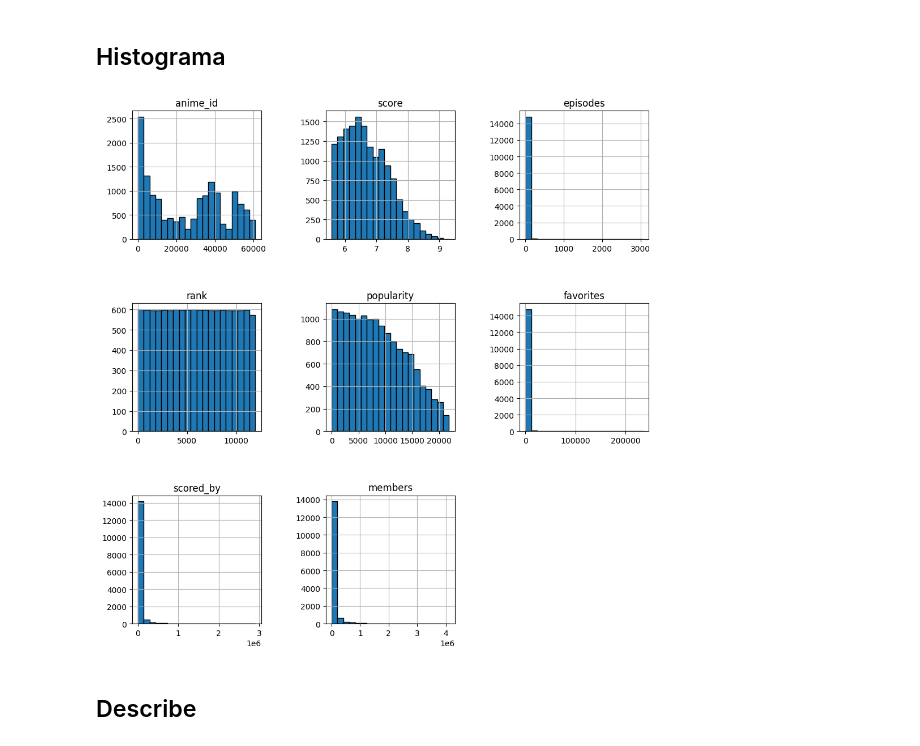
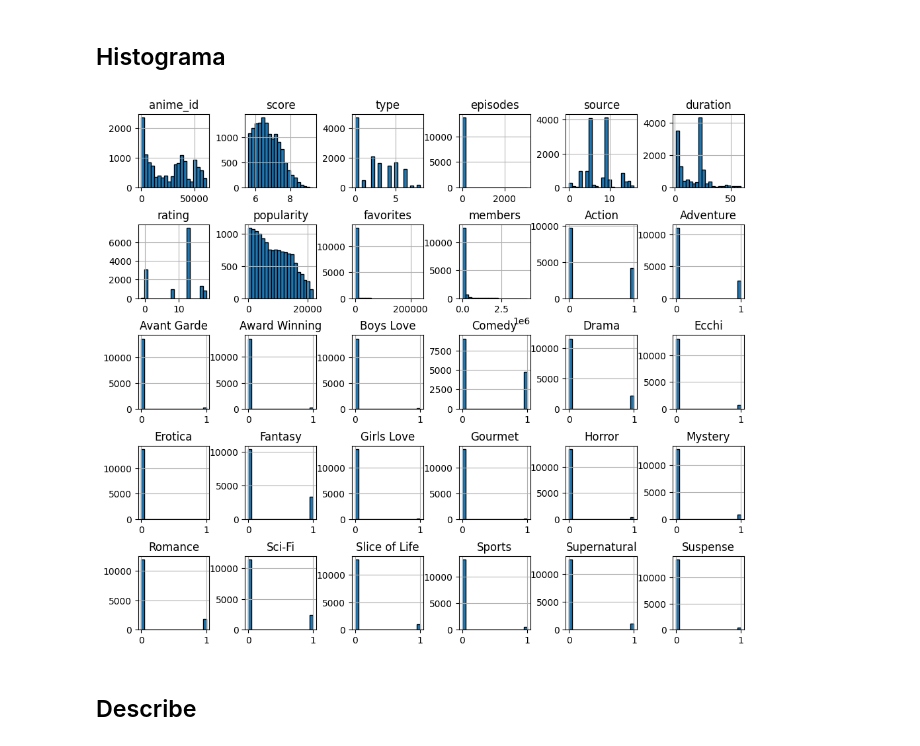
Before and after one commit to Symicy/ProiectSisteme, a Jupyter notebook: jupnote.ipynb, the cells around one changed output. Saved outputs shown, nothing was run; the diff lists cells and outputs as text; code cells hidden in the pictures.

```diff
--- a/jupnote.ipynb
+++ b/jupnote.ipynb
@@ -45,0 +104,15 @@ df
+# %%
+# Împarte valorile din coloana 'genres' în liste de genuri
+df['genres'] = df['genres'].str.split(', ')
+
+# Creează coloane binare pentru fiecare gen folosind get_dummies
+genres_dummies = df['genres'].str.join('|').str.get_dummies()
+
+# Concatenează DataFrame-ul original cu DataFrame-ul genurilor codificate
+df = pd.concat([df, genres_dummies], axis=1)
+
+# Elimină coloana originală 'genres'
+df.drop(columns=['genres'], inplace=True)
+
+# Elimină coloana
+df = df.drop(['Hentai'], axis=1)
@@ -45,0 +121,3 @@ df
+# %%
+# Înlocuiește valorile NaN din coloana 'producers' cu 'Unknown'
+df['producers'] = df['producers'].fillna('Unknown')
@@ -45,0 +126,3 @@ df
+# %%
+# Înlocuiește valorile NaN din coloana 'studios' cu 'Unknown'
+df['studios'] = df['studios'].fillna('Unknown')
@@ -45,0 +131,3 @@ df
+# %%
+df.duplicated().sum()  # 32 duplicate
+df = df.drop_duplicates()
@@ -46,12 +150,12 @@ df
 # %% [markdown]
 ## Histograma
 # %%
-df.hist(figsize=(10,10), bins=20, layout=(3,3), edgecolor='black')
+df.hist(figsize=(10,10), bins=20, layout=(6,6), edgecolor='black')
 plt.tight_layout()
 plt.subplots_adjust(hspace=0.5, wspace=0.5)
 plt.show()
 # %% [output]
-[figure, old version]
+[figure, new version]
 # %% [markdown]
 ## Describe
 # %%
```
Also changed, not shown: parts of 27 cells of this notebook.
